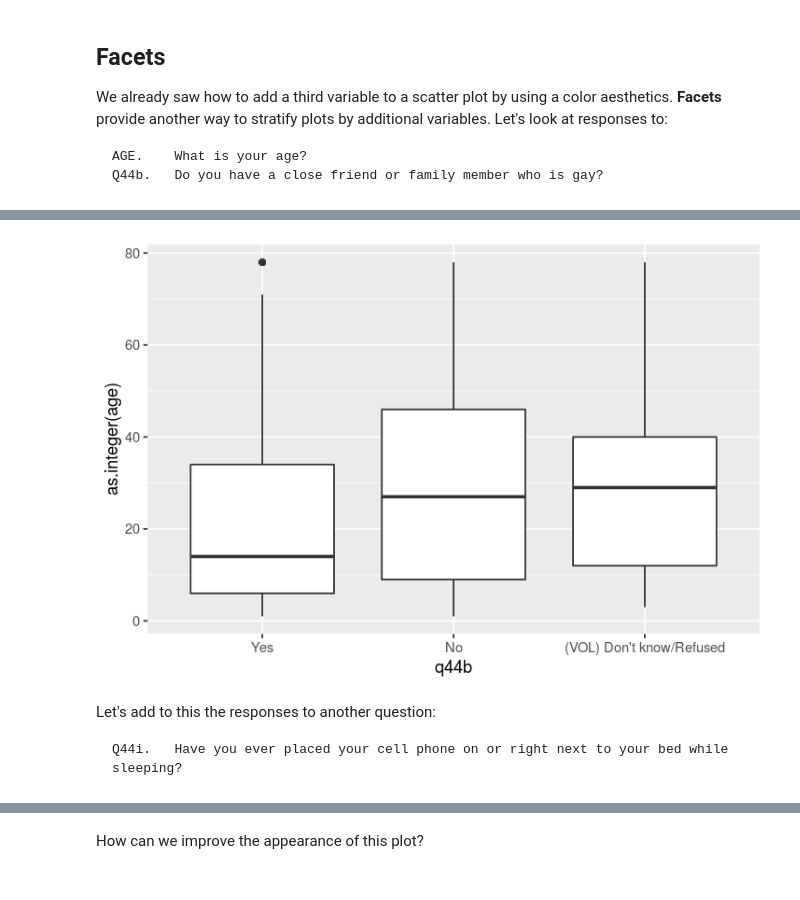
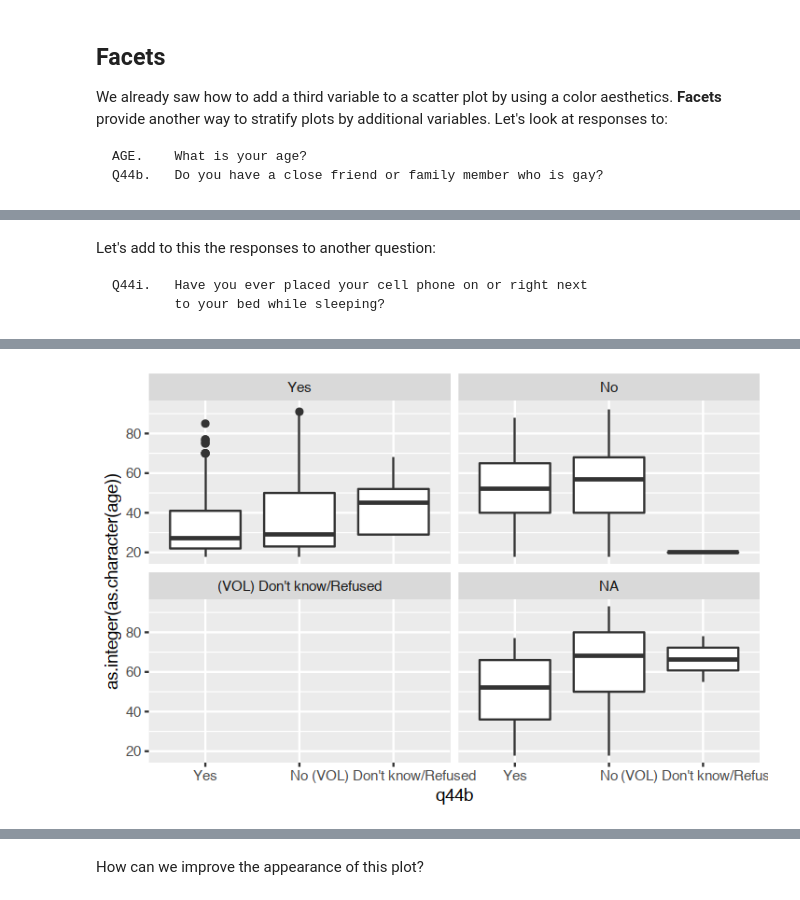
Before and after one commit to terhorst/stats306, a Jupyter notebook: lectures/lecture02/Lecture02.ipynb, the cells around one changed output, grey strips where cells are left out. Saved outputs shown, nothing was run; the diff lists cells and outputs as text; code cells hidden in the pictures.

```diff
--- a/lectures/lecture02/Lecture02.ipynb
+++ b/lectures/lecture02/Lecture02.ipynb
@@ -185,3 +174,8 @@ We already saw how to add a third variable to a scatter plot by using a color ae
+# %% [markdown]
+Let's add to this the responses to another question:
+
+    Q44i.	Have you ever placed your cell phone on or right next
+            to your bed while sleeping?
 # %%
-ggplot(mil) + geom_boxplot(aes(x=q44b, y=as.integer(age)))
+ggplot(mil) + geom_boxplot(aes(x=q44b, y=as.integer(as.character(age)))) + facet_wrap(~ q44i)
 # %% [output]
@@ -188,5 +186 @@ ggplot(mil) + geom_boxplot(aes(x=q44b, y=as.integer(age)))
-[figure, old version]
+[figure, new version]
-# %% [markdown]
-Let's add to this the responses to another question:
-
-    Q44i.	Have you ever placed your cell phone on or right next to your bed while sleeping?
```
Also changed, not shown: parts of 31 cells of this notebook.
